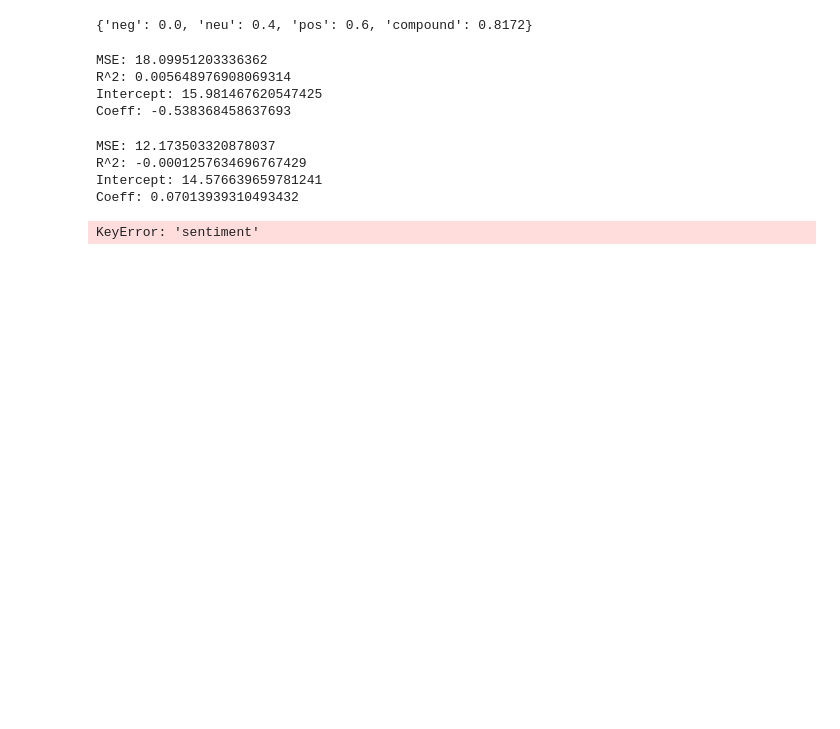
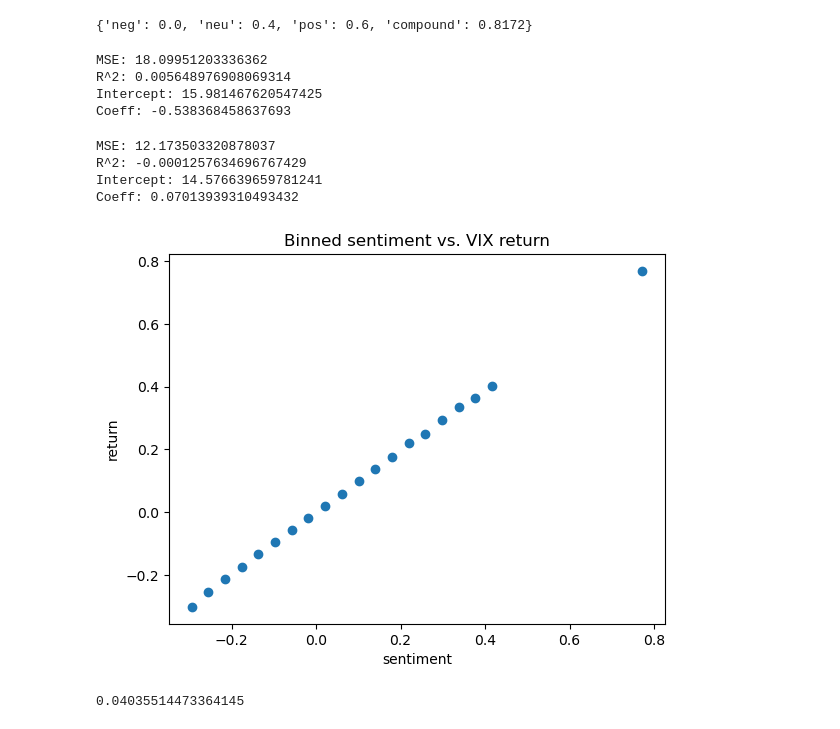
Before and after one commit to jzuckerman1/TwitterDissemination, a Jupyter notebook: prelim_analysis.ipynb, the cells around one changed output. Saved outputs shown, nothing was run; the diff lists cells and outputs as text; code cells hidden in the pictures; blank space fills up the shorter version.

```diff
--- a/prelim_analysis.ipynb
+++ b/prelim_analysis.ipynb
@@ -270,8 +270,29 @@ R^2: -0.0001257634696767429
 Intercept: 14.576639659781241
 Coeff: 0.07013939310493432
 # %%
-plt.scatter(merged['sentiment'], merged['VIXCLS'])
+bin_var = 'sentiment'
+y_var = 'return'
+n_bins = 50
+
+size = (max(merged['sentiment']) - min(merged['sentiment'])) / n_bins
+x = [0] * n_bins
+y = [0] * n_bins
+
+for i in range(n_bins):
+    x[i] = min(merged['sentiment']) + (2*i+1)*size / 2
+    y[i] = np.mean(merged[y_var][merged[y_var].between(x[i] - size/2, x[i] + size/2)])
+
+plt.scatter(x, y)
+plt.title("Binned sentiment vs. VIX return")
+plt.xlabel(bin_var)
+plt.ylabel(y_var)
 plt.show()
+
 plt.close()
 # %% [output]
-KeyError: 'sentiment'
+[figure, added]
+# %%
+contains_words = ['war']
+merged['text'].apply(lambda y: any([x in y.lower() for x in contains_words])).sum() / len(merged)
+# %% [output]
+0.04035514473364145
```
Also changed, not shown: parts of 1 cell of this notebook, 2 other files.
